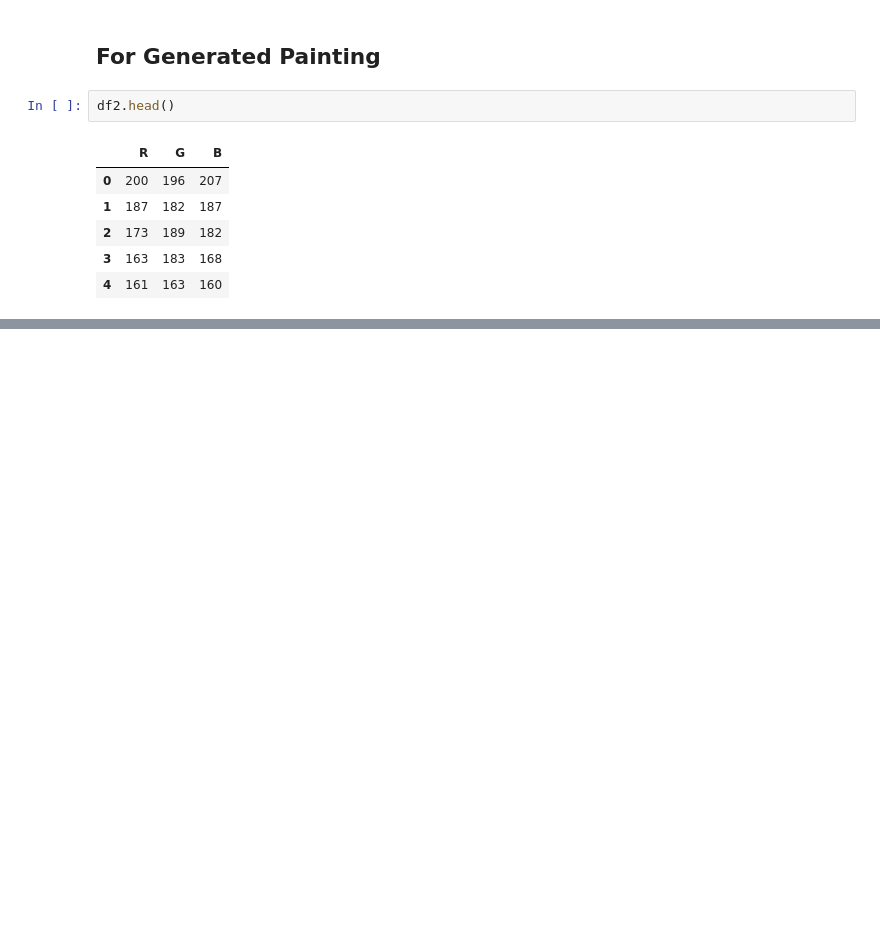
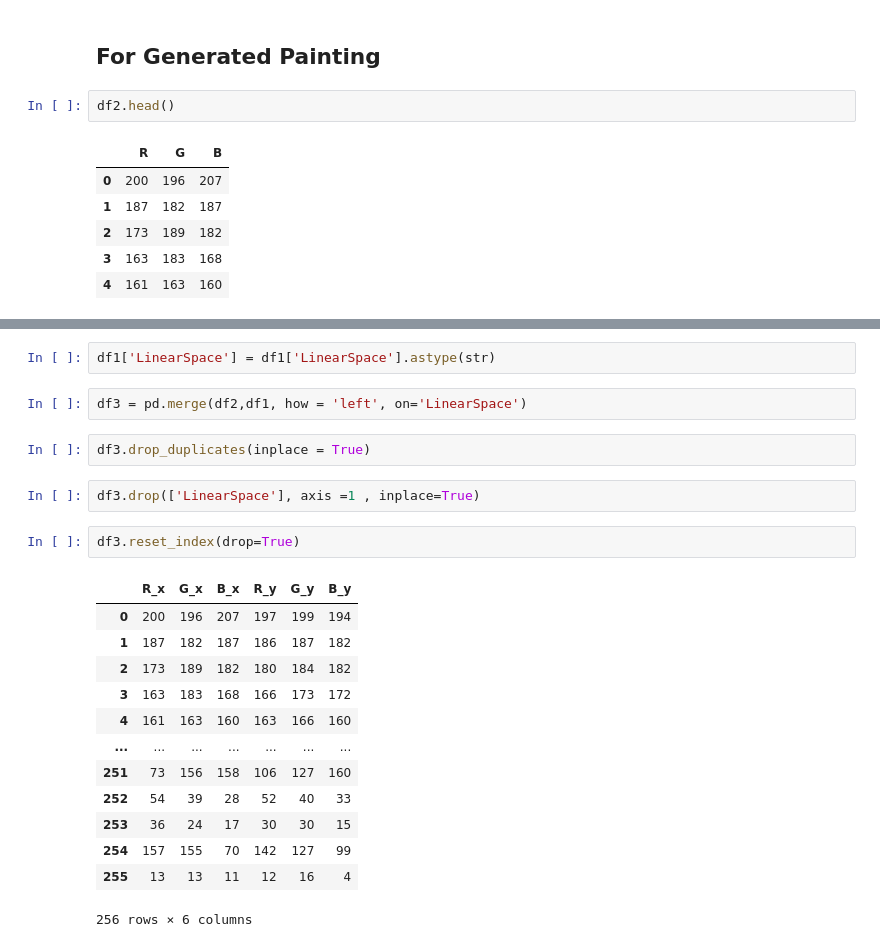
Before and after one commit to arpit2412/Generative-Adversarial-Network-, a Jupyter notebook: CycleGAN/Histogram_Plot.ipynb, the cells around one changed output, grey strips where cells are left out. Saved outputs shown, nothing was run; the diff lists cells and outputs as text; blank space fills up the shorter version.

```diff
--- a/CycleGAN/Histogram_Plot.ipynb
+++ b/CycleGAN/Histogram_Plot.ipynb
@@ -714,0 +836,24 @@ df2
+# %%
+df1['LinearSpace'] = df1['LinearSpace'].astype(str)
+# %%
+df3 = pd.merge(df2,df1, how = 'left', on='LinearSpace')
+# %%
+df3.drop_duplicates(inplace = True)
+# %%
+df3.drop(['LinearSpace'], axis =1 , inplace=True)
+# %%
+df3.reset_index(drop=True)
+# %% [output]
+|  | R_x | G_x | B_x | R_y | G_y | B_y |
+| 0 | 200 | 196 | 207 | 197 | 199 | 194 |
+| 1 | 187 | 182 | 187 | 186 | 187 | 182 |
+| 2 | 173 | 189 | 182 | 180 | 184 | 182 |
+| 3 | 163 | 183 | 168 | 166 | 173 | 172 |
+| 4 | 161 | 163 | 160 | 163 | 166 | 160 |
+| ... | ... | ... | ... | ... | ... | ... |
+| 251 | 73 | 156 | 158 | 106 | 127 | 160 |
+| 252 | 54 | 39 | 28 | 52 | 40 | 33 |
+| 253 | 36 | 24 | 17 | 30 | 30 | 15 |
+| 254 | 157 | 155 | 70 | 142 | 127 | 99 |
+| 255 | 13 | 13 | 11 | 12 | 16 | 4 |
+256 rows × 6 columns
```
Also changed, not shown: parts of 21 cells of this notebook.
